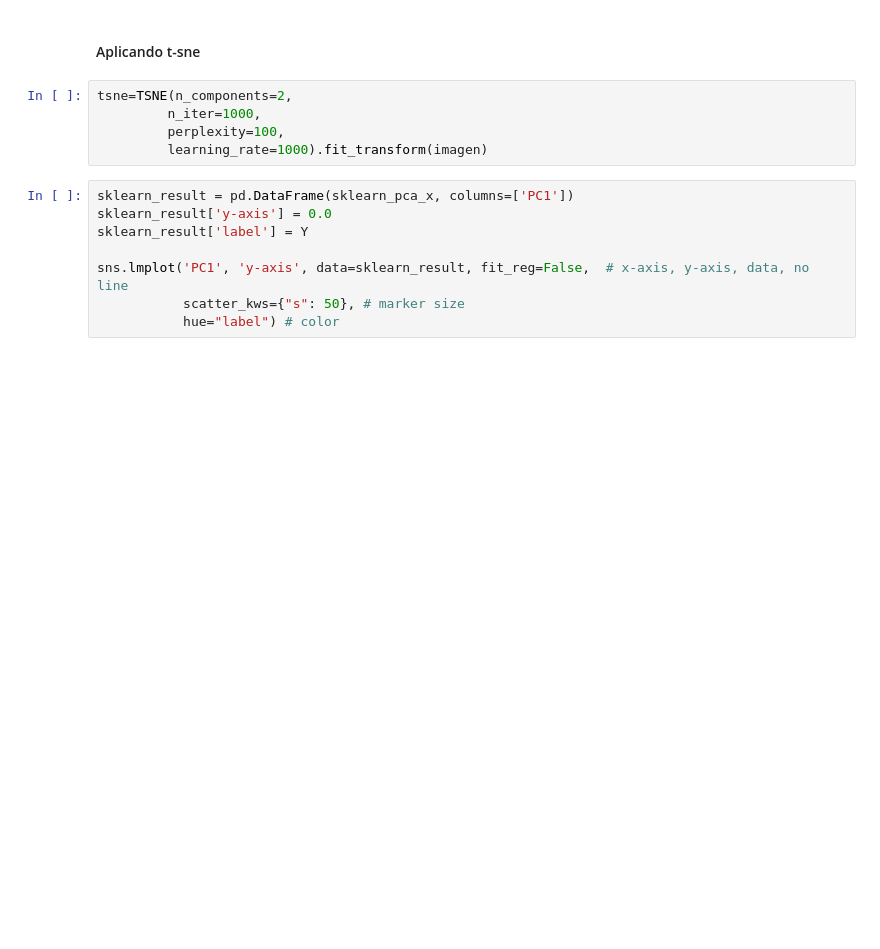
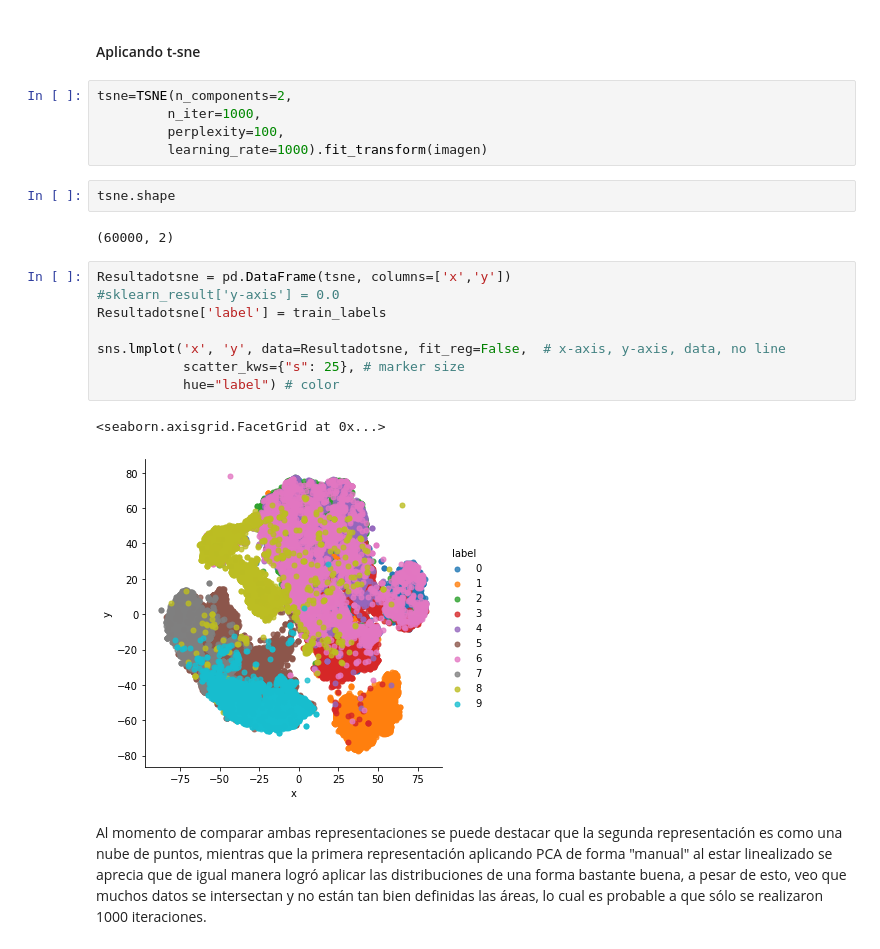
Before and after one commit to dvallesc/tarea-2---Statistical-Learning-2, a Jupyter notebook: Tarea 2 - Diego Valle 20003022.ipynb, the cells around one changed output. Drawn from its saved outputs; the diff is of its cells as text; blank space fills up the shorter version.

```diff
--- a/Tarea 2 - Diego Valle 20003022.ipynb
+++ b/Tarea 2 - Diego Valle 20003022.ipynb
@@ -132,11 +138,20 @@ tsne=TSNE(n_components=2,
          n_iter=1000,
          perplexity=100,
          learning_rate=1000).fit_transform(imagen)
+# %%
+tsne.shape
+# %% [output]
+(60000, 2)
 # %%
-sklearn_result = pd.DataFrame(sklearn_pca_x, columns=['PC1'])
-sklearn_result['y-axis'] = 0.0
-sklearn_result['label'] = Y
+Resultadotsne = pd.DataFrame(tsne, columns=['x','y'])
+#sklearn_result['y-axis'] = 0.0
+Resultadotsne['label'] = train_labels
 
-sns.lmplot('PC1', 'y-axis', data=sklearn_result, fit_reg=False,  # x-axis, y-axis, data, no line
-           scatter_kws={"s": 50}, # marker size
+sns.lmplot('x', 'y', data=Resultadotsne, fit_reg=False,  # x-axis, y-axis, data, no line
+           scatter_kws={"s": 25}, # marker size
            hue="label") # color
+# %% [output]
+<seaborn.axisgrid.FacetGrid at 0x...>
+[figure, added]
+# %% [markdown]
+Al momento de comparar ambas representaciones se puede destacar que la segunda representación es como una nube de puntos, mientras que la primera representación aplicando PCA de forma "manual" al estar linealizado se aprecia que de igual manera logró aplicar las distribuciones de una forma bastante buena, a pesar de esto, veo que muchos datos se intersectan y no están tan bien definidas las áreas, lo cual es probable a que sólo se realizaron 1000 iteraciones.
```
Also changed, not shown: parts of 8 cells of this notebook.
